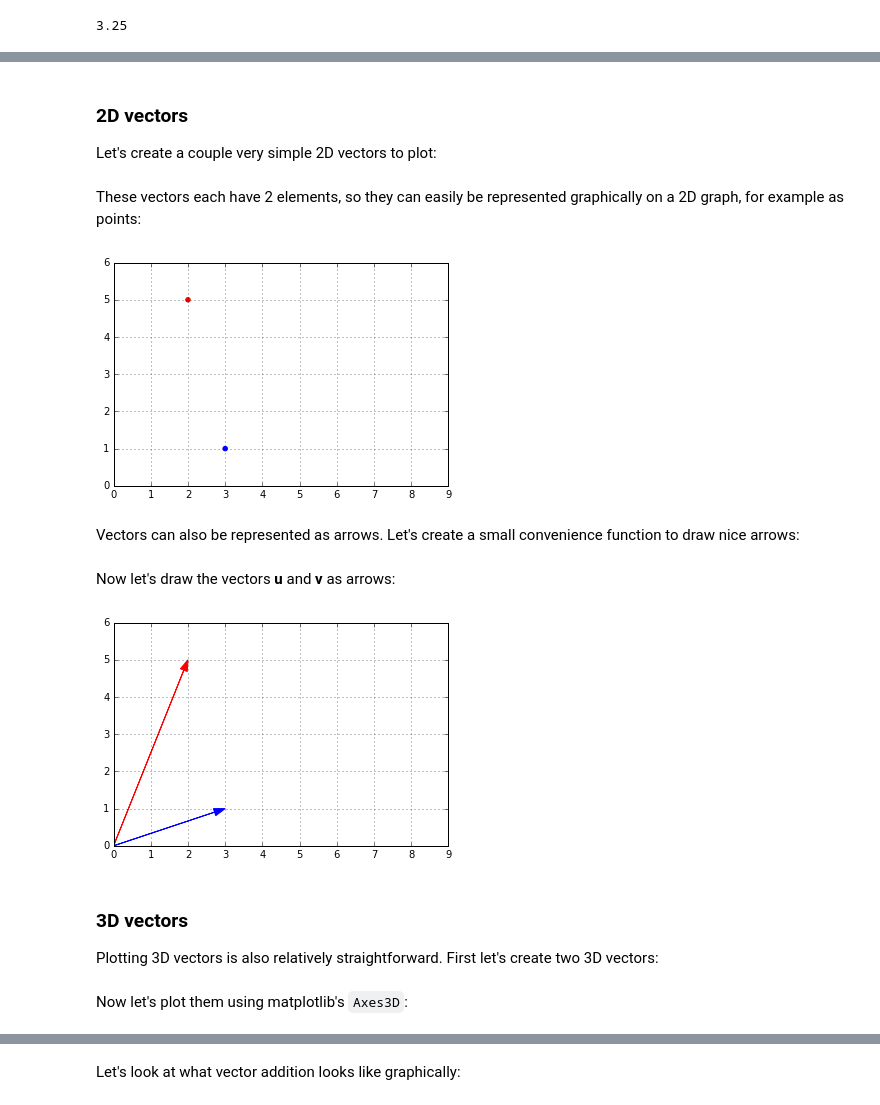
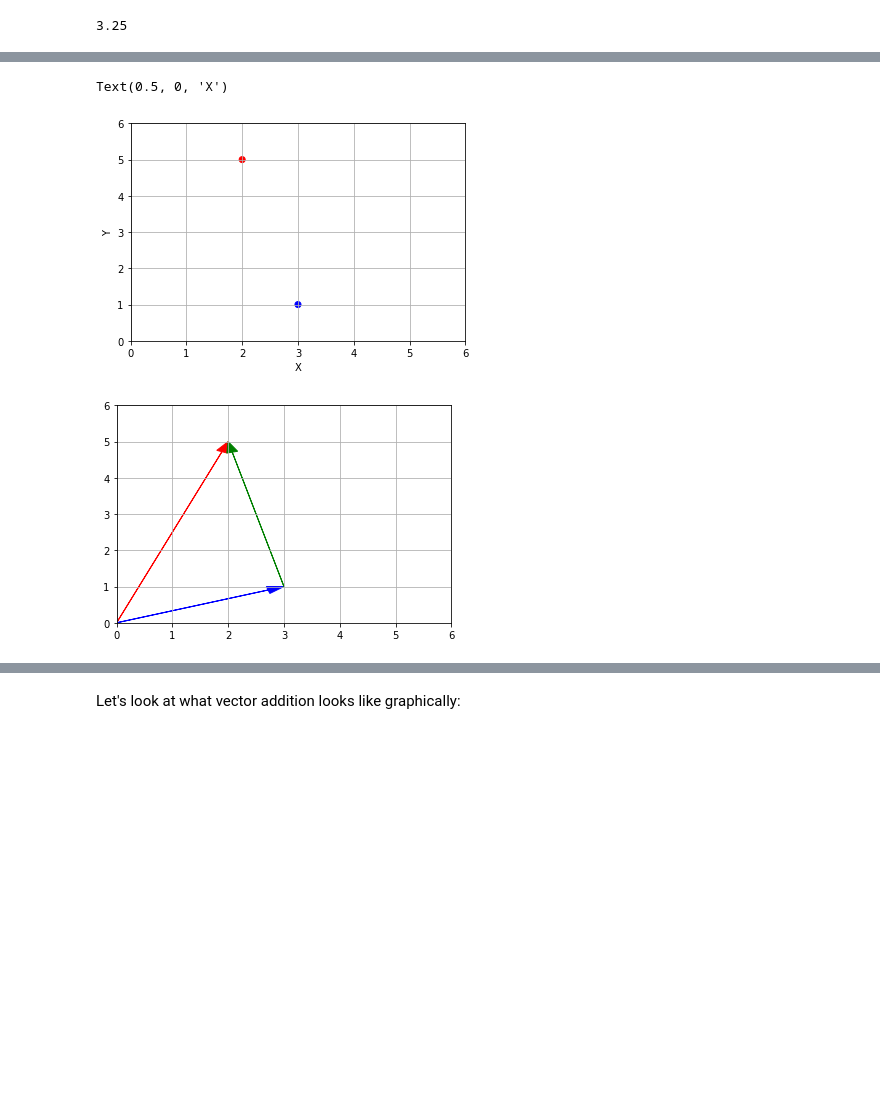
Before and after one commit to shlvd/Math, a Jupyter notebook: math_linear_algebra.ipynb, the cells around one changed output, grey strips where cells are left out. Cells and saved outputs as stored; diff of their text form; code cells hidden in the pictures; blank space fills up the shorter version.

```diff
--- a/math_linear_algebra.ipynb
+++ b/math_linear_algebra.ipynb
@@ -70,47 +28,35 @@ To plot vectors we will use matplotlib, so let's start by importing it (for deta
 # %%
 %matplotlib inline
 import matplotlib.pyplot as plt
-# %% [markdown]
-### 2D vectors
-Let's create a couple very simple 2D vectors to plot:
 # %%
 u = np.array([2, 5])
 v = np.array([3, 1])
-# %% [markdown]
-These vectors each have 2 elements, so they can easily be represented graphically on a 2D graph, for example as points:
 # %%
 x_coords, y_coords = zip(u, v)
 plt.scatter(x_coords, y_coords, color=["r","b"])
-plt.axis([0, 9, 0, 6])
+plt.axis([0, 6, 0, 6])
 plt.grid()
-plt.show()
+plt.ylabel('Y')
+plt.xlabel('X')
 # %% [output]
+Text(0.5, 0, 'X')
-[figure, old version]
+[figure, new version]
-# %% [markdown]
-Vectors can also be represented as arrows. Let's create a small convenience function to draw nice arrows:
 # %%
 def plot_vector2d(vector2d, origin=[0, 0], **options):
     return plt.arrow(origin[0], origin[1], vector2d[0], vector2d[1],
               head_width=0.2, head_length=0.3, length_includes_head=True,
               **options)
-# %% [markdown]
-Now let's draw the vectors **u** and **v** as arrows:
 # %%
 plot_vector2d(u, color="r")
 plot_vector2d(v, color="b")
-plt.axis([0, 9, 0, 6])
+plt.arrow(3, 1, -1, 4, head_width=0.2, head_length=0.3, length_includes_head=True, color='g')
+plt.axis([0, 6, 0, 6])
 plt.grid()
-plt.show()
 # %% [output]
-[figure, old version]
+[figure, new version]
-# %% [markdown]
-### 3D vectors
-Plotting 3D vectors is also relatively straightforward. First let's create two 3D vectors:
 # %%
 a = np.array([1, 2, 8])
 b = np.array([5, 6, 3])
-# %% [markdown]
-Now let's plot them using matplotlib's `Axes3D`:
 # %%
 from mpl_toolkits.mplot3d import Axes3D
 
```
Also changed, not shown: parts of 197 cells of this notebook.
